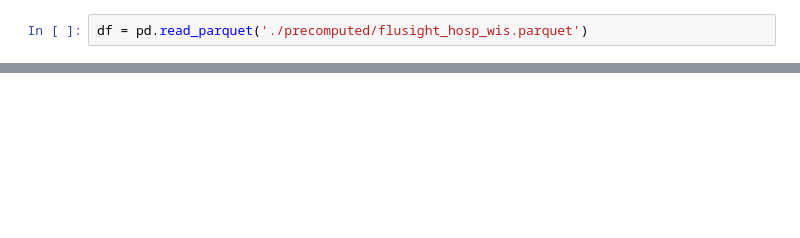
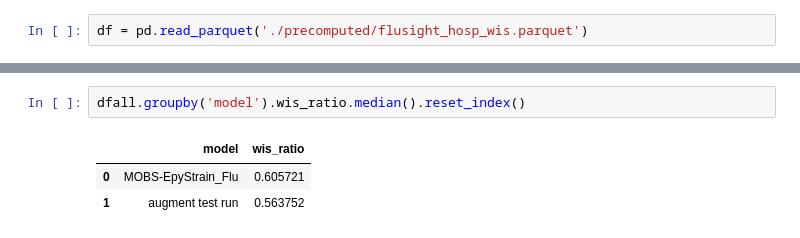
Before and after one commit to clarabay/forecast-evaluations-dashboard, a Jupyter notebook: Untitled.ipynb, the cells around one changed output, grey strips where cells are left out. Saved outputs shown, nothing was run; the diff lists cells and outputs as text; blank space fills up the shorter version.

```diff
--- a/Untitled.ipynb
+++ b/Untitled.ipynb
@@ -20,0 +51,6 @@ df[df.location=='19']
+# %%
+dfall.groupby('model').wis_ratio.median().reset_index()
+# %% [output]
+|  | model | wis_ratio |
+| 0 | MOBS-EpyStrain_Flu | 0.605721 |
+| 1 | augment test run | 0.563752 |
```
Also changed, not shown: parts of 6 cells of this notebook, 3 other files.
